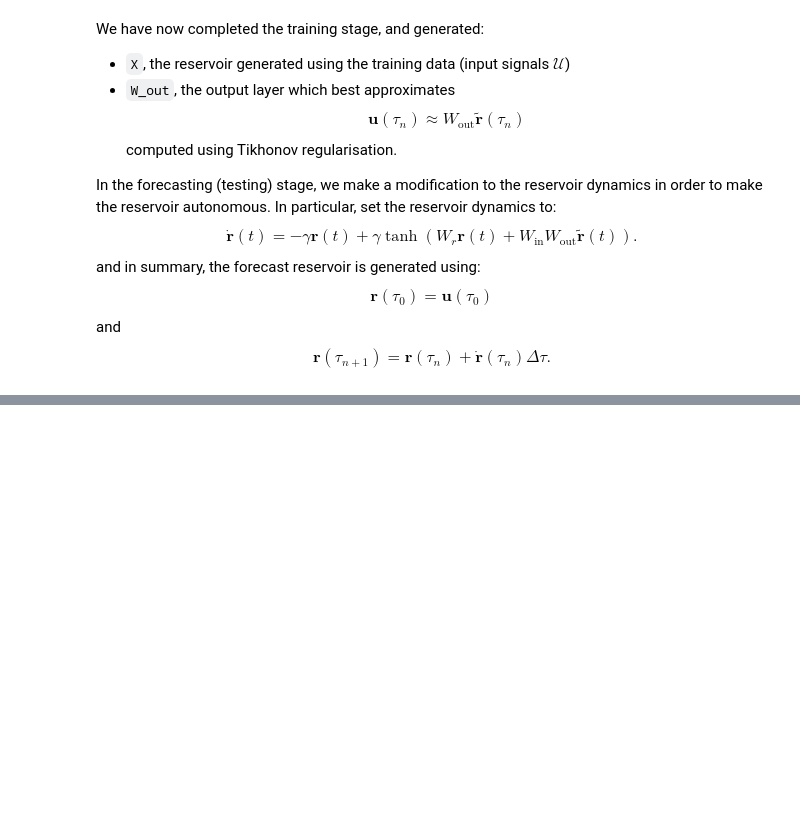
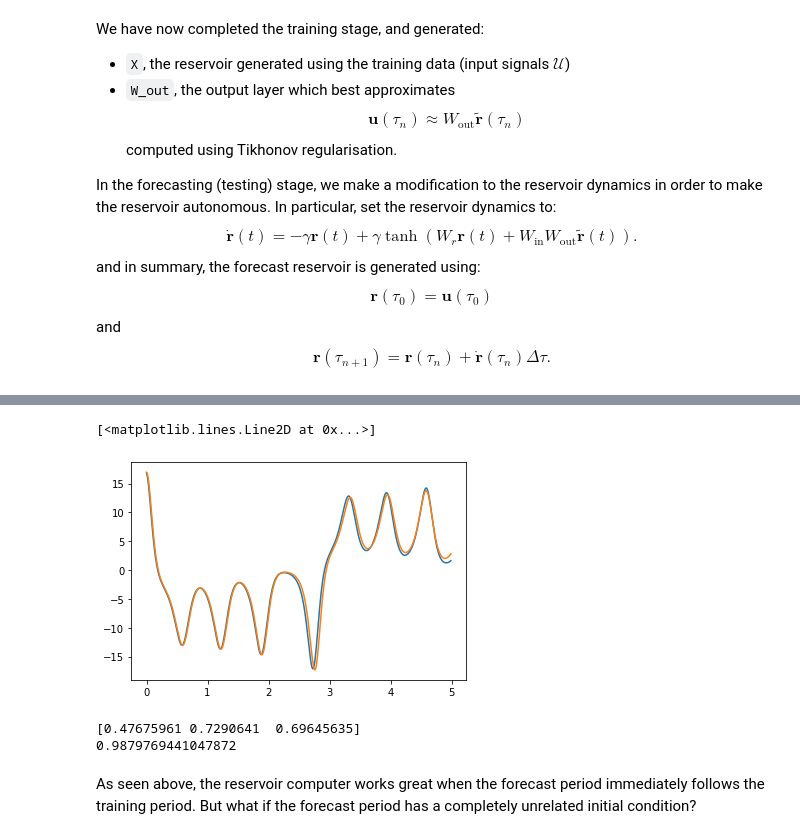
Before and after one commit to vibrantlychee/thesis-code, a Jupyter notebook: test_refactor_res.ipynb, the cells around one changed output, grey strips where cells are left out. Saved outputs shown, nothing was run; the diff lists cells and outputs as text; code cells hidden in the pictures; blank space fills up the shorter version.

```diff
--- a/test_refactor_res.ipynb
+++ b/test_refactor_res.ipynb
@@ -254,0 +329,20 @@ $$
+# %%
+end = data.lyapunov_to_steps(5, LAMBDA, DEL_T)
+x_range = LAMBDA * DEL_T * np.array(range(end))
+fig = plt.figure()
+plt.plot(x_range, test_data[:end, 0])
+plt.plot(x_range, forecast_preds[:end, 0])
+# %% [output]
+[<matplotlib.lines.Line2D at 0x...>]
+[figure, added]
+# %%
+one_lyapunov = data.lyapunov_to_steps(1, LAMBDA, DEL_T)
+print(error.RMSE(test_data[:one_lyapunov], forecast_preds[:one_lyapunov]))
+print(error.griffith_epsilon_1(test_data, forecast_preds, DEL_T, LAMBDA=LAMBDA))
+# %% [output]
+[0.47675961 0.7290641  0.69645635]
+0.9879769441047872
+# %% [markdown]
+As seen above, the reservoir computer works great when the forecast period
+immediately follows the training period. But what if the forecast period has a
+completely unrelated initial condition?
```
Also changed, not shown: parts of 32 cells of this notebook, 5 other files.
